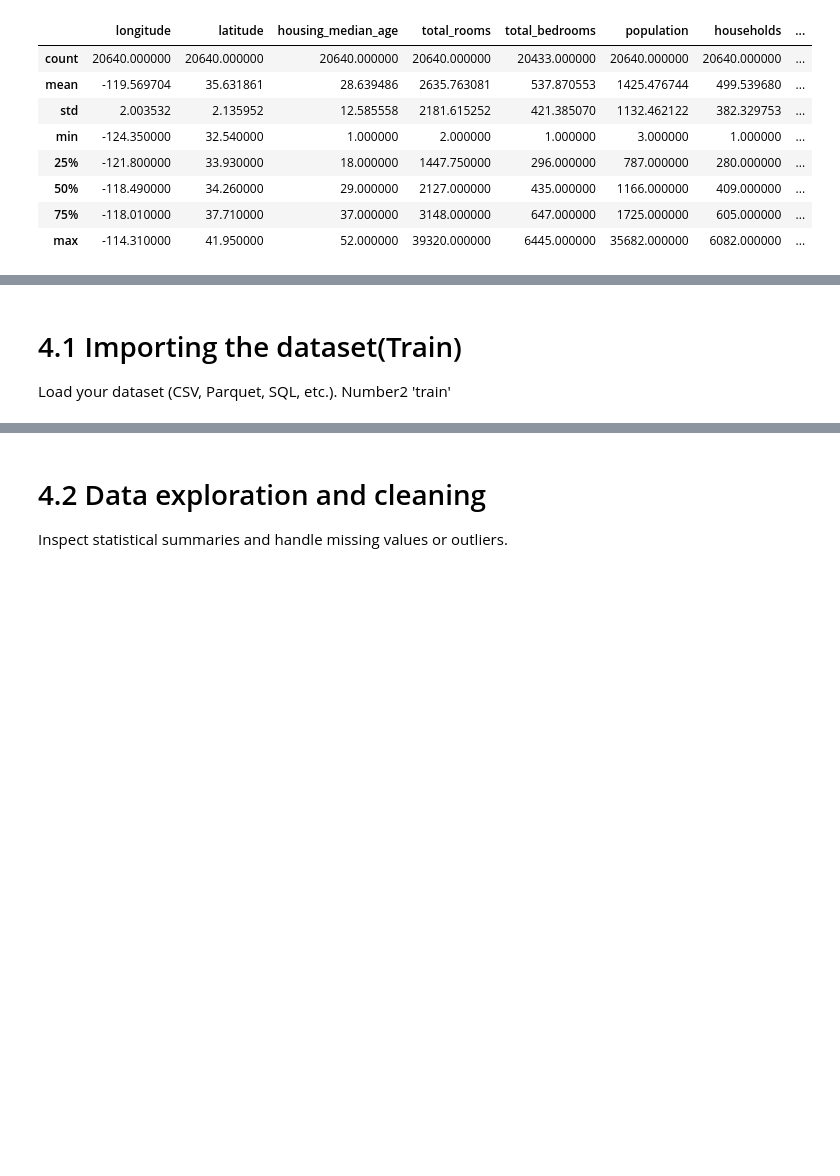
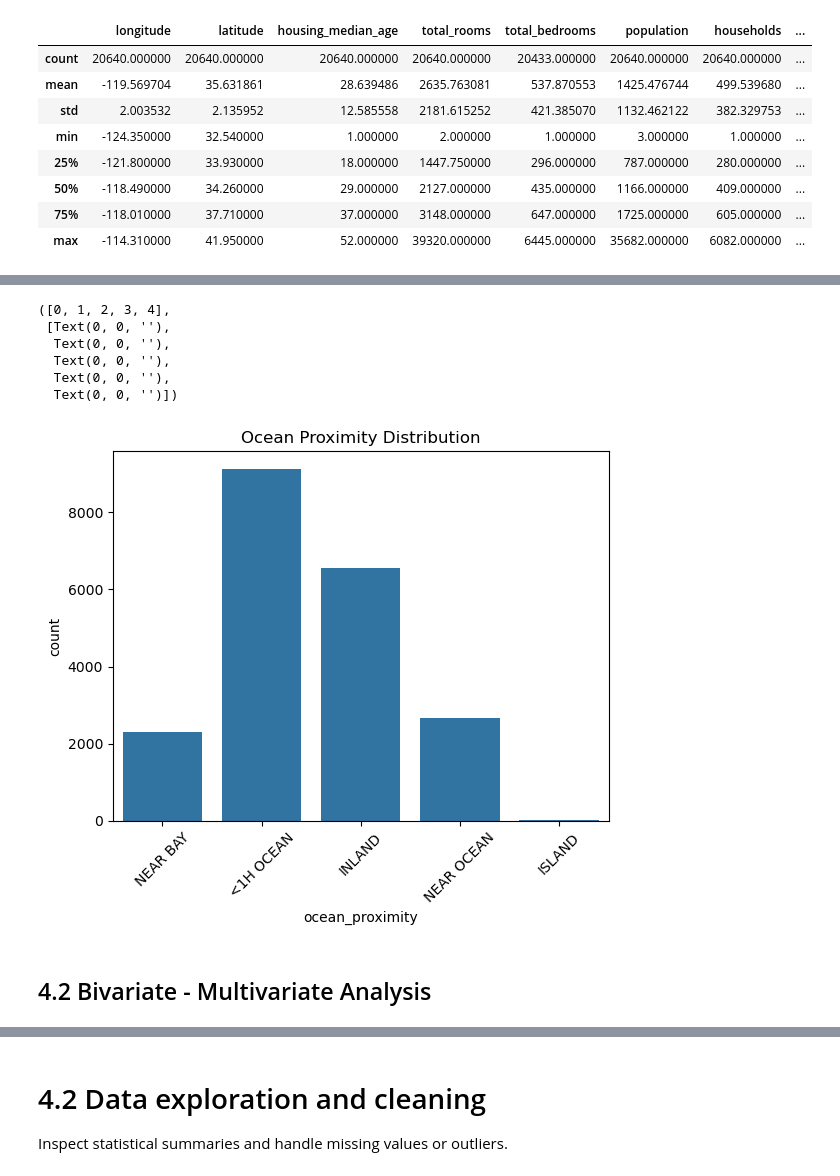
Before and after one commit to brianorina/class202505, a Jupyter notebook: exercise_1/ex1_YoucefBa_structure_pipeline_visiualisation_of_all_datasets.ipynb, the cells around one changed output, grey strips where cells are left out. Cells and saved outputs as stored; diff of their text form; code cells hidden in the pictures; blank space fills up the shorter version.

```diff
--- a/exercise_1/ex1_YoucefBa_structure_pipeline_visiualisation_of_all_datasets.ipynb
+++ b/exercise_1/ex1_YoucefBa_structure_pipeline_visiualisation_of_all_datasets.ipynb
@@ -80,3 +103,14 @@ from sklearn.pipeline import Pipeline
+# %%
+sns.countplot(x='ocean_proximity', data=df)
+plt.title('Ocean Proximity Distribution')
+plt.xticks(rotation=45)
+# %% [output]
+([0, 1, 2, 3, 4],
+ [Text(0, 0, ''),
+  Text(0, 0, ''),
+  Text(0, 0, ''),
+  Text(0, 0, ''),
+  Text(0, 0, '')])
+[figure, added]
 # %% [markdown]
-# 4.1 Importing the dataset(Train)
-Load your dataset (CSV, Parquet, SQL, etc.). Number2 'train'
+## 4.2 Bivariate - Multivariate Analysis
```
Also changed, not shown: parts of 13 cells of this notebook.
